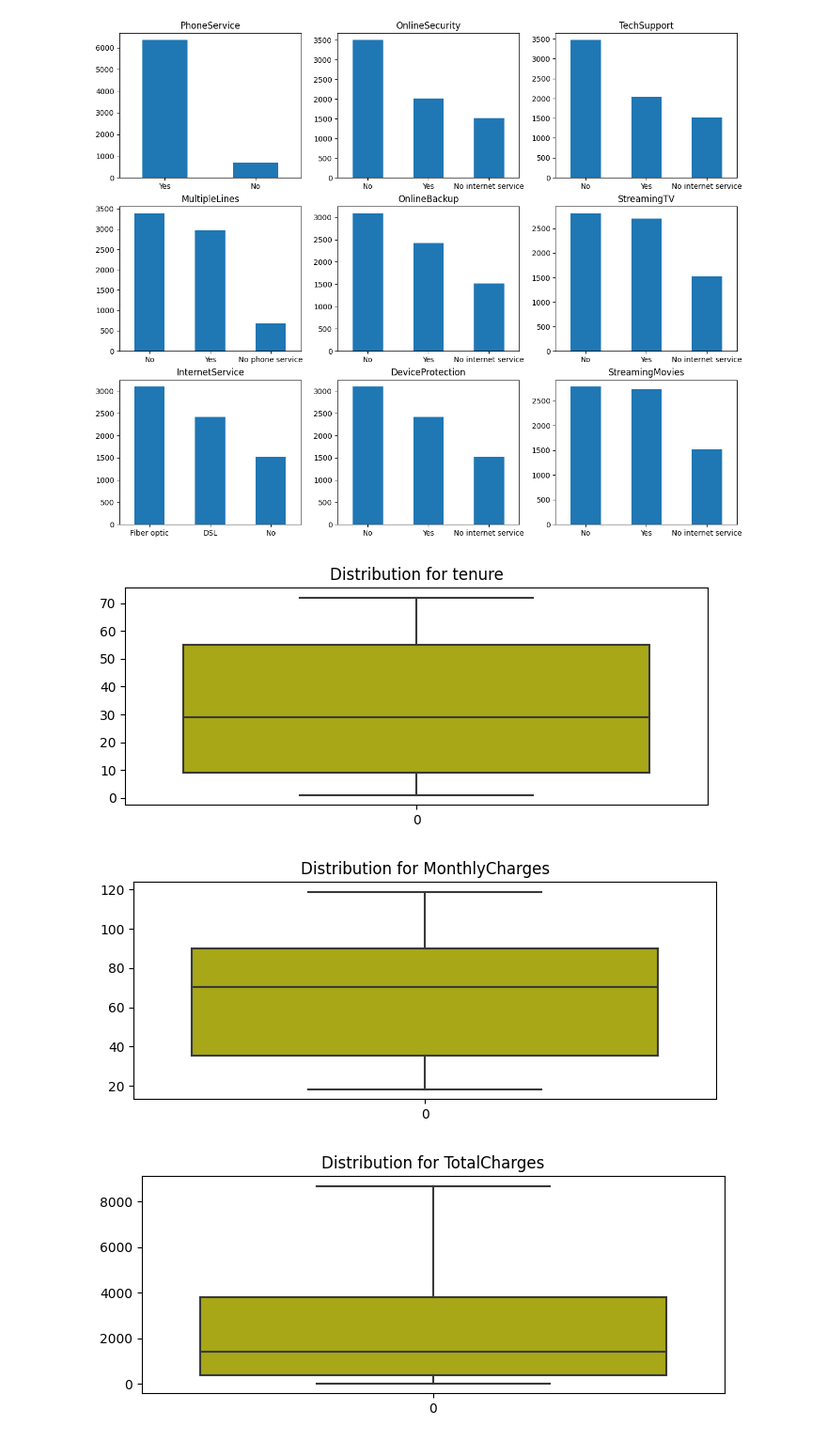
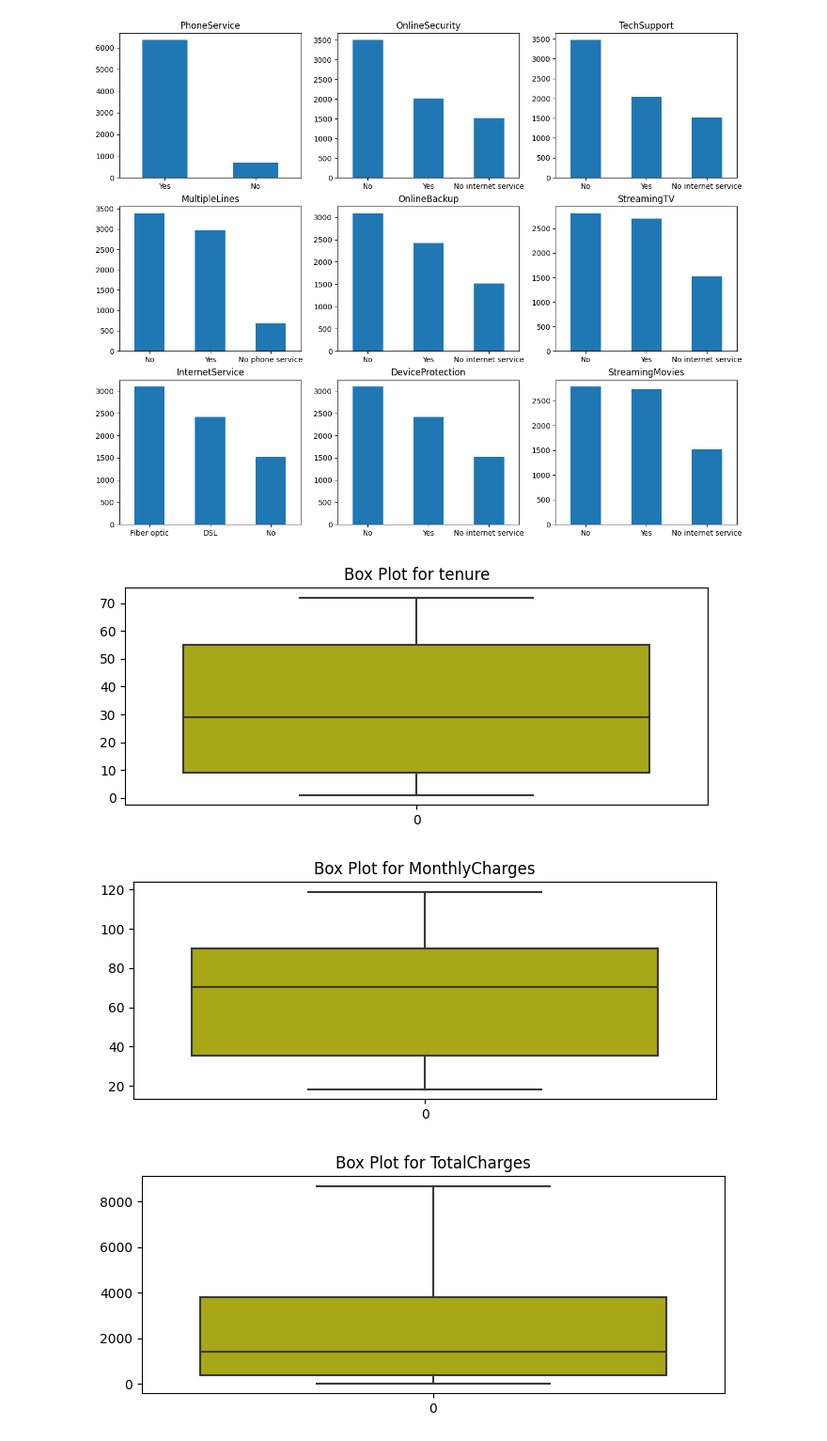
Before and after one commit to muh-hilmi/Tugas3_BD2, a Jupyter notebook: Tugas_TelcoChurn.ipynb, the cells around one changed output. Shown: that part at 94% size. Drawn from its saved outputs; the diff is of its cells as text; code cells hidden in the pictures.

```diff
--- a/Tugas_TelcoChurn.ipynb
+++ b/Tugas_TelcoChurn.ipynb
@@ -193,17 +193,17 @@ for i, item in enumerate(services):
 # %%
 number_col = ['tenure', 'MonthlyCharges', 'TotalCharges']
 for feat in number_col:
     plt.figure(figsize=(8,3))
-    plt.title("Distribution for {}".format(feat))
+    plt.title("Box Plot for {}".format(feat))
     ax = sns.boxplot(df_drop[feat], color= 'y')
     plt.show()
 
 for feat in number_col:
     plt.figure(figsize=(8,3))
-    plt.title("Distribution for {}".format(feat))
+    plt.title("Hist Plot for {}".format(feat))
     ax = sns.histplot(df_drop[feat], color= 'y')
     plt.show()
 # %% [output]
-[figure, old version]
+[figure, new version]
-[figure, old version]
+[figure, new version]
-[figure, old version]
+[figure, new version]
```
Also changed, not shown: parts of 1 cell of this notebook, 2 other files.
